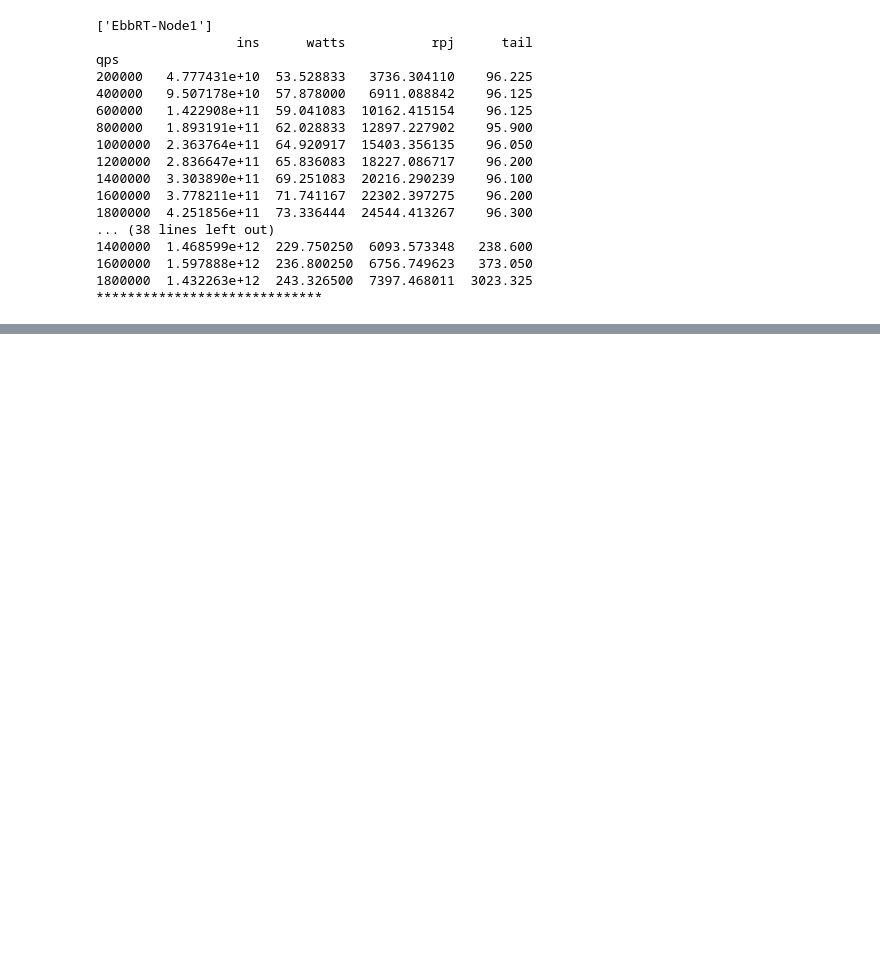
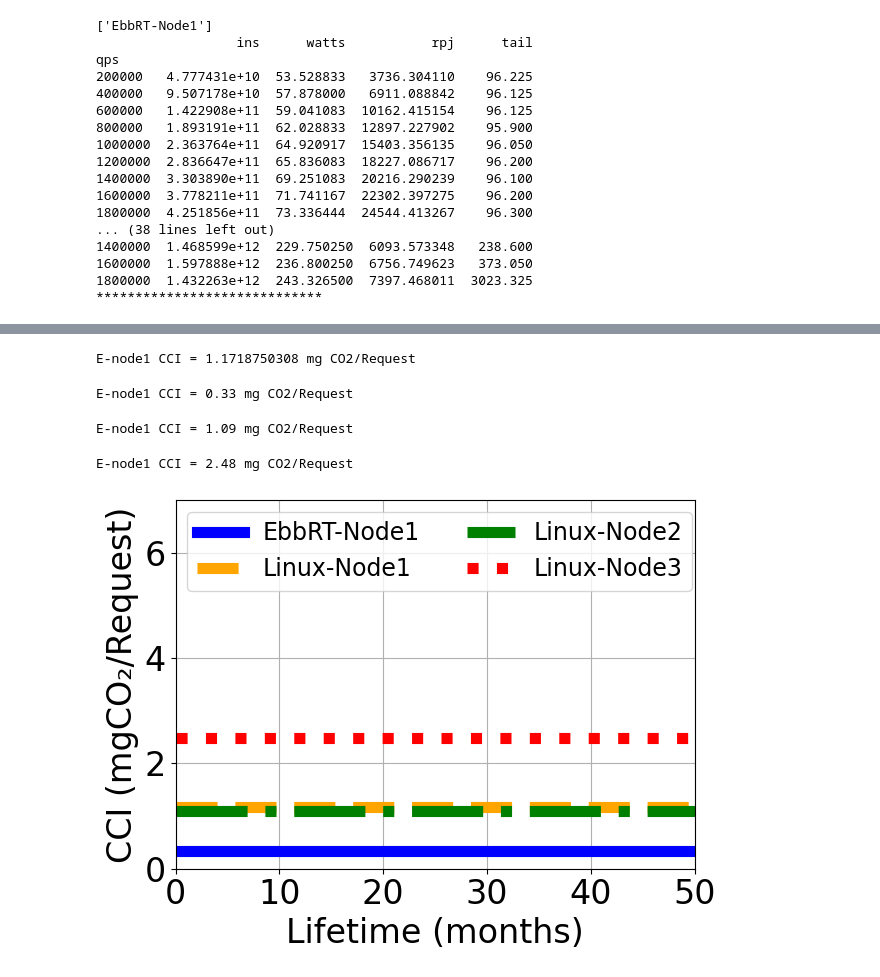
Before and after one commit to handong32/cloudlab, a Jupyter notebook: baremetal_ebbrt/hotcarbon_mcd.ipynb, the cells around one changed output, grey strips where cells are left out. Saved outputs shown, nothing was run; the diff lists cells and outputs as text; code cells hidden in the pictures; blank space fills up the shorter version.

```diff
--- a/baremetal_ebbrt/hotcarbon_mcd.ipynb
+++ b/baremetal_ebbrt/hotcarbon_mcd.ipynb
@@ -521,0 +573,62 @@ qps
+# %%
+# L-node1
+CM = 0
+CI = 277300/998280000.0 # mg CO2/J
+CC = CI * 88.69
+CN = CI * (1250000000) * 2.7
+ops = 800000
+print(f"E-node1 CCI = {round((CM + (CC+CN))/ops, 10)} mg CO2/Request")
+# %% [output]
+E-node1 CCI = 1.1718750308 mg CO2/Request
+# %%
+# E-node1
+CM = 0
+CI = 277300/998280000.0 # mg CO2/J
+CC = CI * 83.57
+CN = CI * (1250000000) * 2.7
+ops = 2800000
+print(f"E-node1 CCI = {round((CM + (CC+CN))/ops, 2)} mg CO2/Request")
+# %% [output]
+E-node1 CCI = 0.33 mg CO2/Request
+# %%
+# L-node2
+CM = 152900
+CI = 277300/998280000.0 # mg CO2/J
+CC = CI * 115.41
+CN = CI * (1250000000) * 2.7
+ops = 1000000
+print(f"E-node1 CCI = {round((CM + (CC+CN))/ops, 2)} mg CO2/Request")
+# %% [output]
+E-node1 CCI = 1.09 mg CO2/Request
+# %%
+# L-node3
+CM = 221900
+CI = 277300/998280000.0 # mg CO2/J
+CC = CI * 236.80
+CN = CI * (5000000000) * 2.7
+ops = 1600000
+print(f"E-node1 CCI = {round((CM + (CC+CN))/ops, 2)} mg CO2/Request")
+# %% [output]
+E-node1 CCI = 2.48 mg CO2/Request
+# %%
+fs=24
+plt.rc('axes', labelsize=fs)    # fontsize of the x and y labels
+plt.rc('xtick', labelsize=fs)    # fontsize of the tick labels
+plt.rc('ytick', labelsize=fs)    # fontsize of the tick labels
+
+plt.axhline(y = 0.33, color='blue', linestyle = '-', linewidth=8, label='EbbRT-Node1')
+plt.axhline(y = 1.17, color='orange', linestyle = '--', linewidth=8, label='Linux-Node1')
+plt.axhline(y = 1.09, color='green', linestyle = '-.', linewidth=8, label='Linux-Node2')
+plt.axhline(y = 2.48, color='red', linestyle = ':', linewidth=8, label='Linux-Node3')
+
+
+plt.xlabel("Lifetime (months)", fontsize=fs)
+plt.ylabel("CCI (mgCO\u2082/Request)",  fontsize=fs)
+plt.xticks(np.arange(0, 60, step=10))
+plt.grid()
+plt.legend(ncol=2, fontsize=17, loc="upper left")
+plt.ylim(bottom=0, top=7)
+plt.tight_layout()
+plt.savefig("mcd_cci.pdf")
+# %% [output]
+[figure, added]
```
Also changed, not shown: parts of 8 cells of this notebook, 3 other files.
